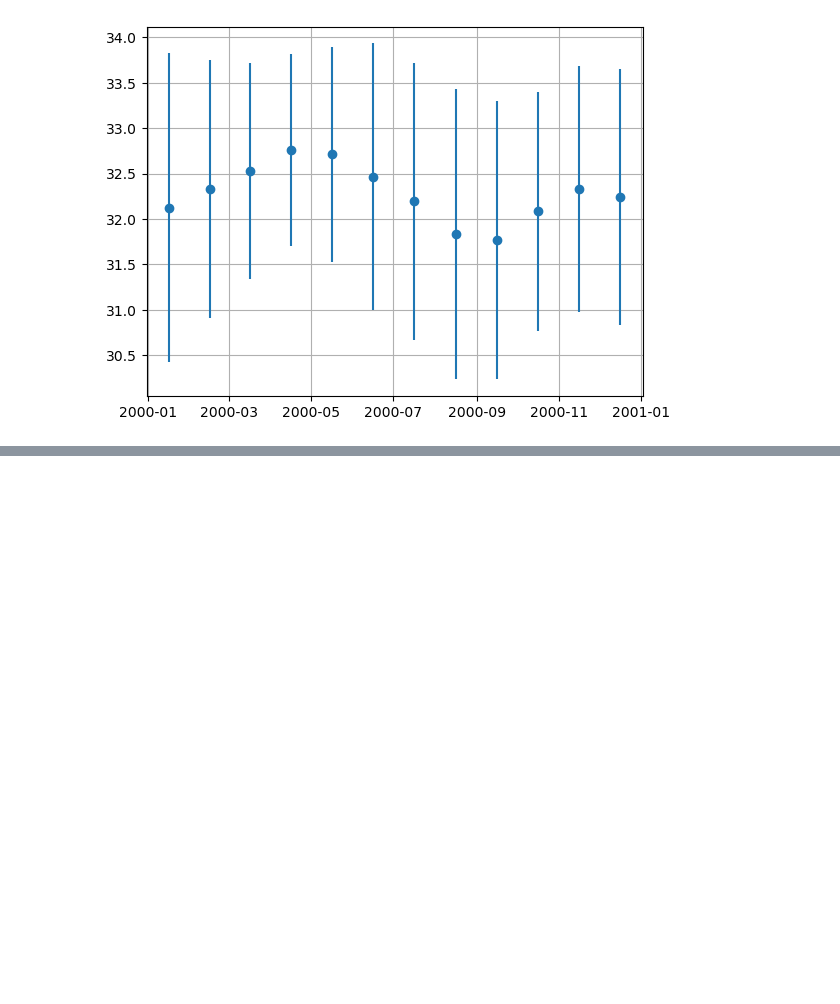
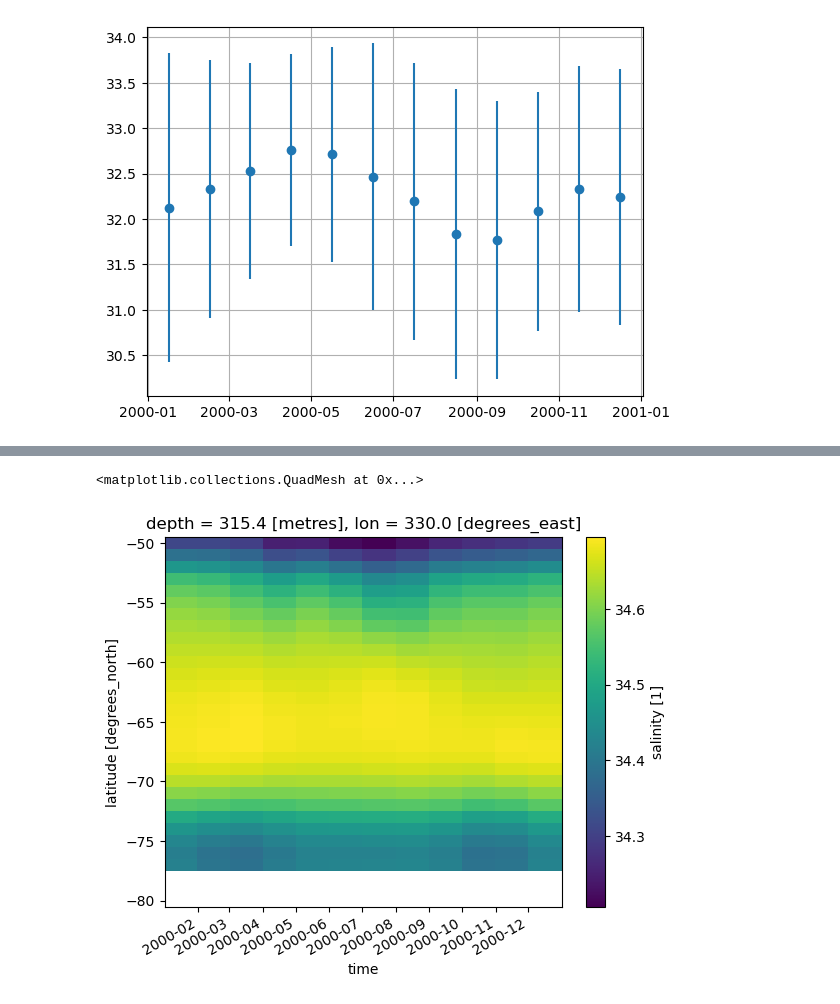
Before and after one commit to adityarn/PythonWorkshopNCPOR, a Jupyter notebook: 09_Xarray.ipynb, the cells around one changed output, grey strips where cells are left out. Drawn from its saved outputs; the diff is of its cells as text; code cells hidden in the pictures; blank space fills up the shorter version.

```diff
--- a/09_Xarray.ipynb
+++ b/09_Xarray.ipynb
@@ -96,3 +103,5 @@ plt.errorbar(BoB_sal_std.time.values, BoB_sal, yerr=BoB_sal_std, linestyle=" ",
 plt.grid()
 # %% [output]
 [figure]
+# %%
+SO = EN4.sel(lat = slice(-80, -50))
@@ -98,0 +128,5 @@ plt.grid()
+# %%
+SO.sel(lon = 330, depth = 300, method="nearest")["salinity"].T.plot()
+# %% [output]
+<matplotlib.collections.QuadMesh at 0x...>
+[figure, added]
```
Also changed, not shown: parts of 6 cells of this notebook.
